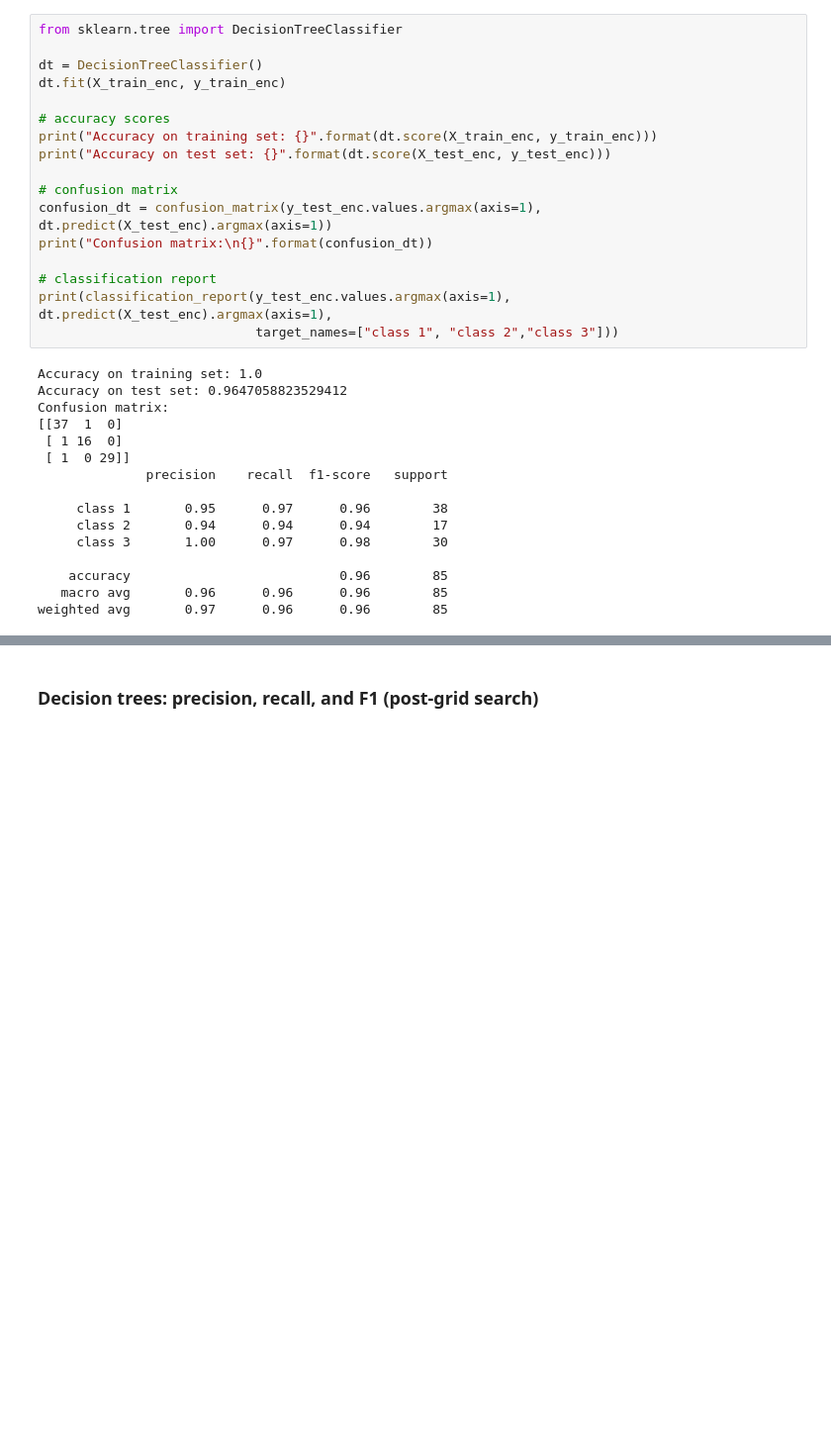
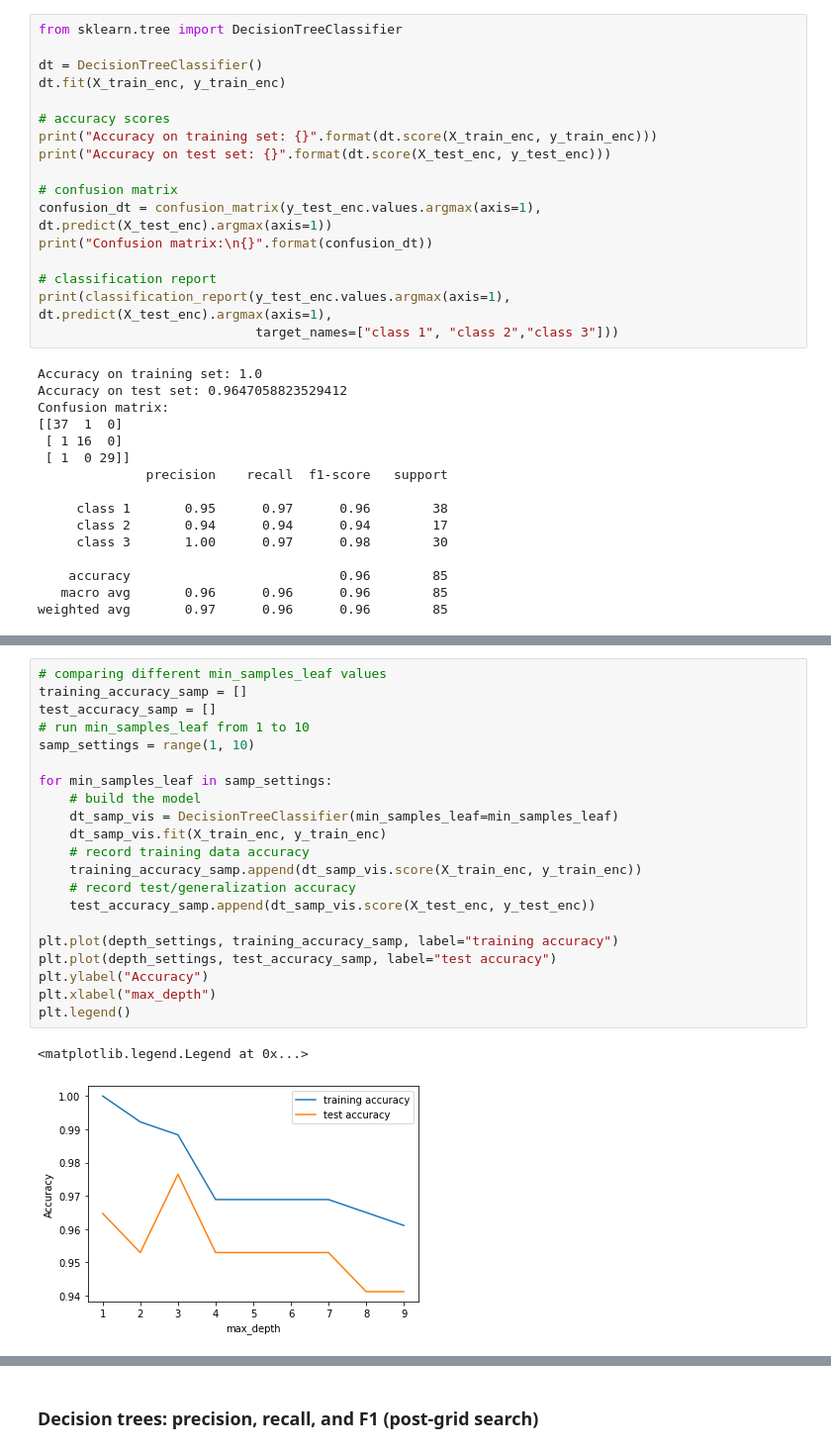
Before and after one commit to cheje/data71200, a Jupyter notebook: project2.ipynb, the cells around one changed output, grey strips where cells are left out. Shown at 99% size. Cells and saved outputs as stored; diff of their text form; blank space fills up the shorter version.

```diff
--- a/project2.ipynb
+++ b/project2.ipynb
@@ -622,3 +646,27 @@ weighted avg       0.97      0.96      0.96        85
+# %%
+# comparing different min_samples_leaf values
+training_accuracy_samp = []
+test_accuracy_samp = []
+# run min_samples_leaf from 1 to 10
+samp_settings = range(1, 10)
+
+for min_samples_leaf in samp_settings:
+    # build the model
+    dt_samp_vis = DecisionTreeClassifier(min_samples_leaf=min_samples_leaf)
+    dt_samp_vis.fit(X_train_enc, y_train_enc)
+    # record training data accuracy
+    training_accuracy_samp.append(dt_samp_vis.score(X_train_enc, y_train_enc))
+    # record test/generalization accuracy
+    test_accuracy_samp.append(dt_samp_vis.score(X_test_enc, y_test_enc))
+
+plt.plot(depth_settings, training_accuracy_samp, label="training accuracy")
+plt.plot(depth_settings, test_accuracy_samp, label="test accuracy")
+plt.ylabel("Accuracy")
+plt.xlabel("max_depth")
+plt.legend()
+# %% [output]
+<matplotlib.legend.Legend at 0x...>
+[figure, added]
 # %%
 print("Feature importances:")
 print(dt.feature_importances_)
```
Also changed, not shown: parts of 63 cells of this notebook.
